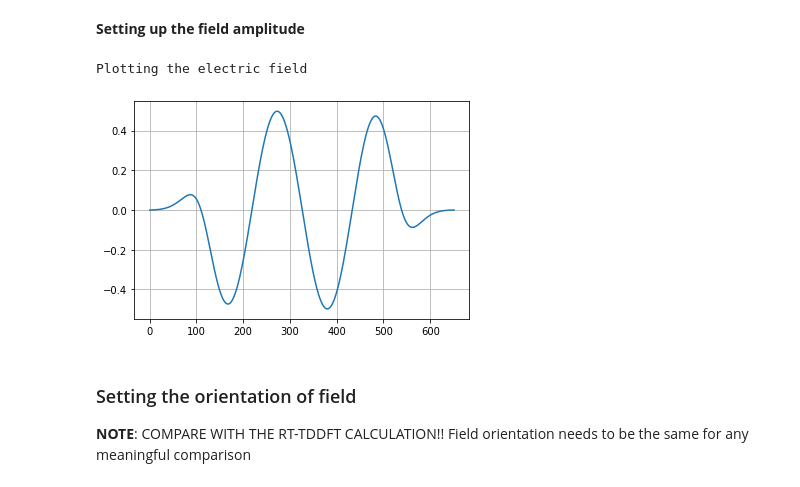
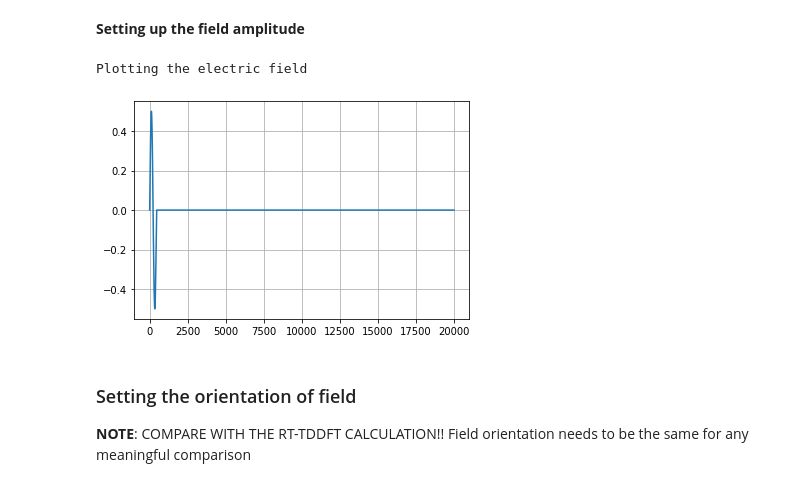
Before and after one commit to karnamohit/kranka_ucm, a Jupyter notebook: scripts/TDCI_1pulse_latest_compact.ipynb, the cells around one changed output. Cells and saved outputs as stored; diff of their text form; code cells hidden in the pictures.

```diff
--- a/scripts/TDCI_1pulse_latest_compact.ipynb
+++ b/scripts/TDCI_1pulse_latest_compact.ipynb
@@ -71,3 +73,3 @@ elif os.path.isfile(Logfile) == False:
 # %%
-data_file = log_data.(logfile=Logfile, nonlog_error_msg=False)
+data_file = log_data(logfile=Logfile, nonlog_error_msg=False)
 log_lines = data_file.loglines
@@ -221,7 +223,7 @@ Nuclear dipole moments (a.u.):
 # %%
 # Get SCF Energy
 for (n, line) in enumerate(log_lines):
-    if ('SCF Done' in line):
+    if ('SCF Eone:' in line):
         elements = log_lines[n].split()
         ESCF = float(elements[4])
 # Get CIS energy
@@ -322,11 +324,8 @@ st_ini = 0
 st_trg = 1
 # excitation energy (float)
 deltaE = abs(CI_Energies[st_ini] - CI_Energies[st_trg])
-#
-# field arguments
-#
 # number of integration steps (int)
-maxstep = 5000
+maxstep = 20000
 # step-size (in au) (float)
 delta = 0.083
 # electric field amplitude (in au) (float)
@@ -338,7 +337,7 @@ period_au = 2.*np.pi/w
 # period of the field (in time-steps) (int)
 period_tsteps = int(period_au/delta)
 # cycles for which field is switched on (int)
-ncyc = 3
+ncyc = 1
 # phase of electric field (float)
 phase = 0.0
 # step number to turn on field (int)
@@ -490,17 +486,17 @@ elif (envelope_apply == False):
 # %%
 debug = 1
 if debug == 1:
     print('Plotting the electric field')
     tpad = 0
     t = range(0,maxstep)
-    plt.plot(t[ton-tpad:toff+tpad],efield[ton-tpad:toff+tpad])
-    #plt.plot(t,efield)
+    #plt.plot(t[ton-tpad:toff+tpad],efield[ton-tpad:toff+tpad])
+    plt.plot(t,efield)
     plt.grid(True)
     plt.show()
 debug = 0
 # %% [output]
 Plotting the electric field
-[figure, old version]
+[figure, new version]
 # %% [markdown]
 ### Setting the orientation of field
 
```
Also changed, not shown: parts of 12 cells of this notebook, 2 other files.
